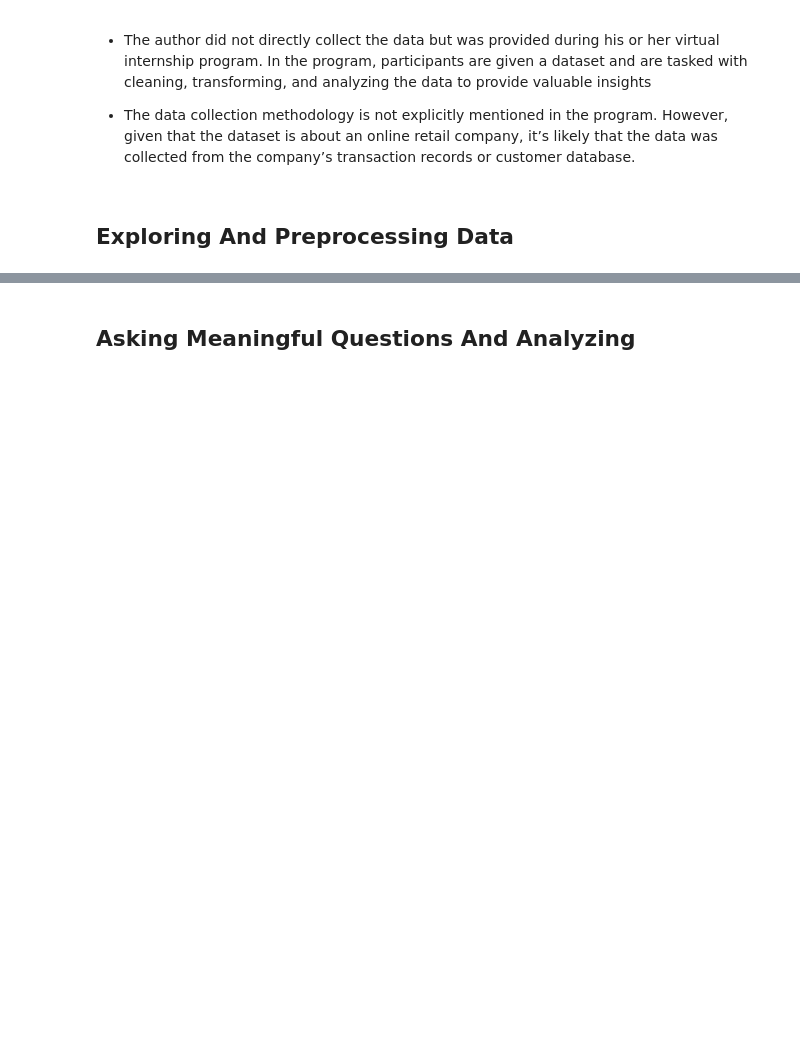
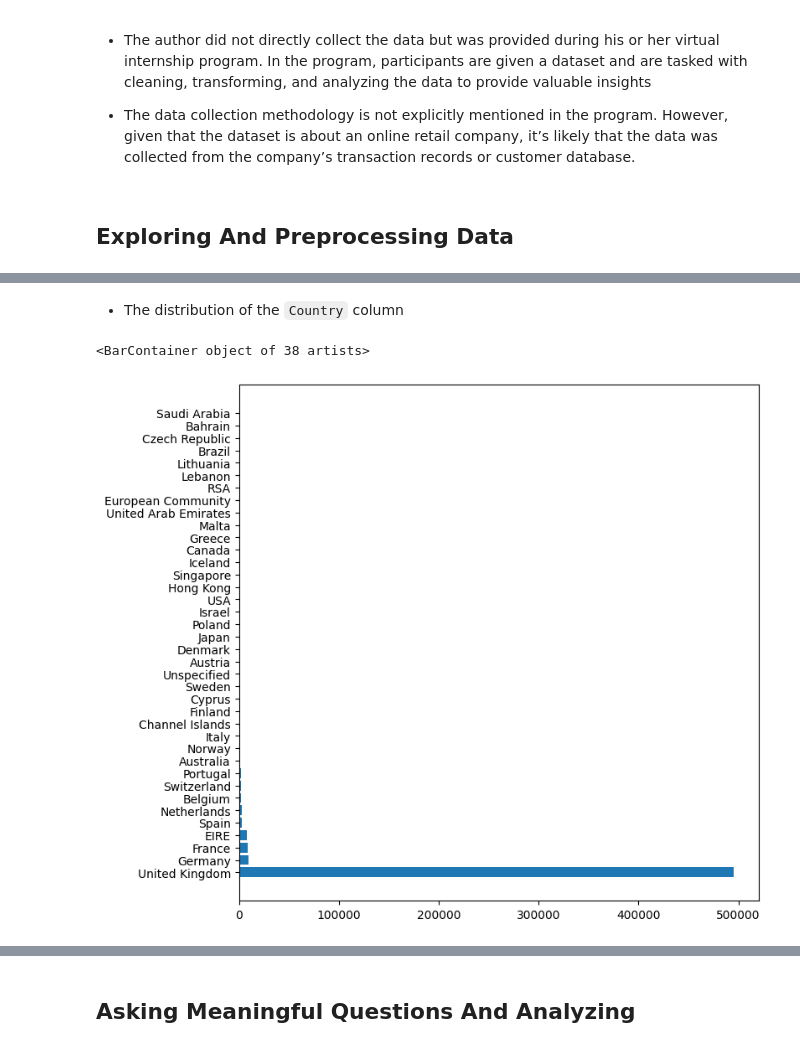
Before and after one commit to Ha0203/FinalProject_LTKHDL, a Jupyter notebook: main_branch.ipynb, the cells around one changed output, grey strips where cells are left out. Saved outputs shown, nothing was run; the diff lists cells and outputs as text; code cells hidden in the pictures; blank space fills up the shorter version.

```diff
--- a/main_branch.ipynb
+++ b/main_branch.ipynb
@@ -42,0 +306,8 @@
+# %% [markdown]
+- The distribution of the `Country` column
+# %%
+fig = plt.figure(figsize=(8, 8))
+plt.barh(data_df['Country'].value_counts().index, data_df['Country'].value_counts().values)
+# %% [output]
+<BarContainer object of 38 artists>
+[figure, added]
```
Also changed, not shown: parts of 52 cells of this notebook, 1 other file.
